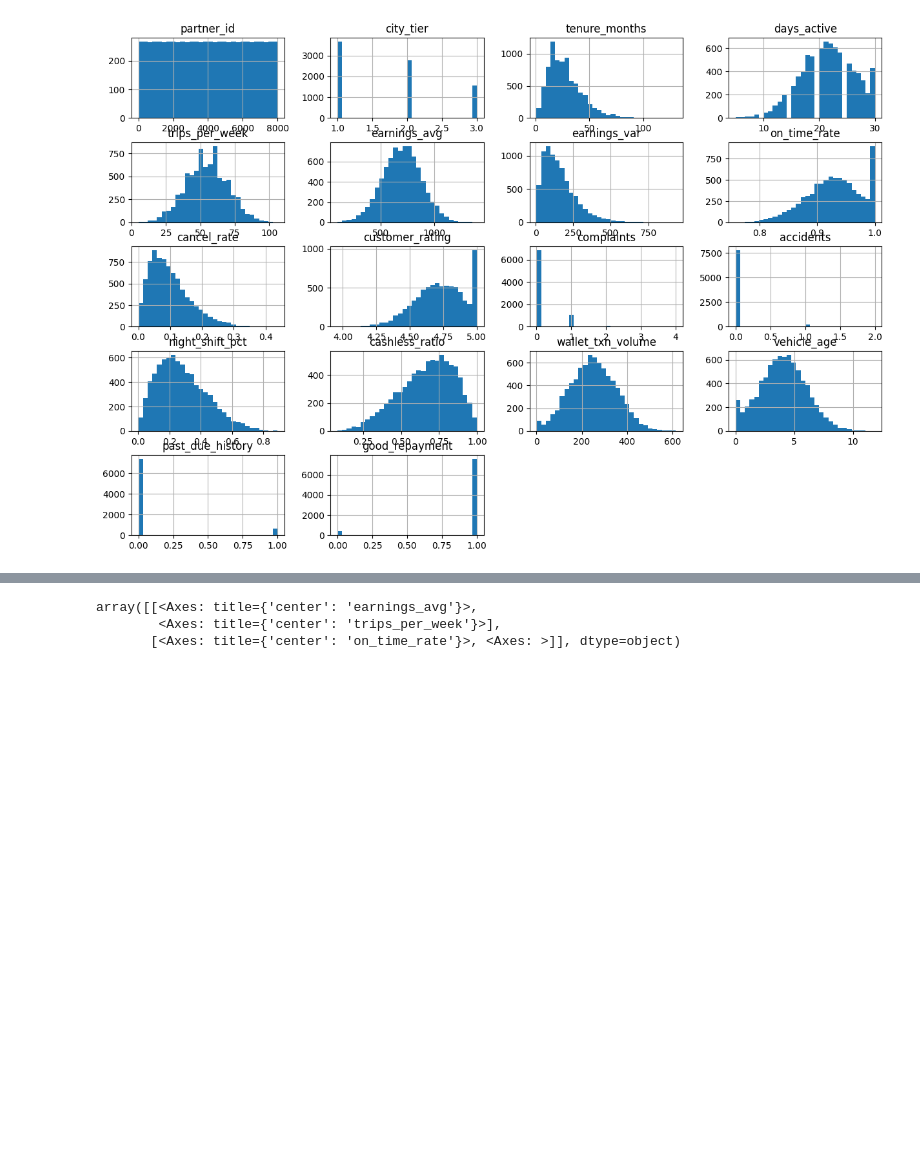
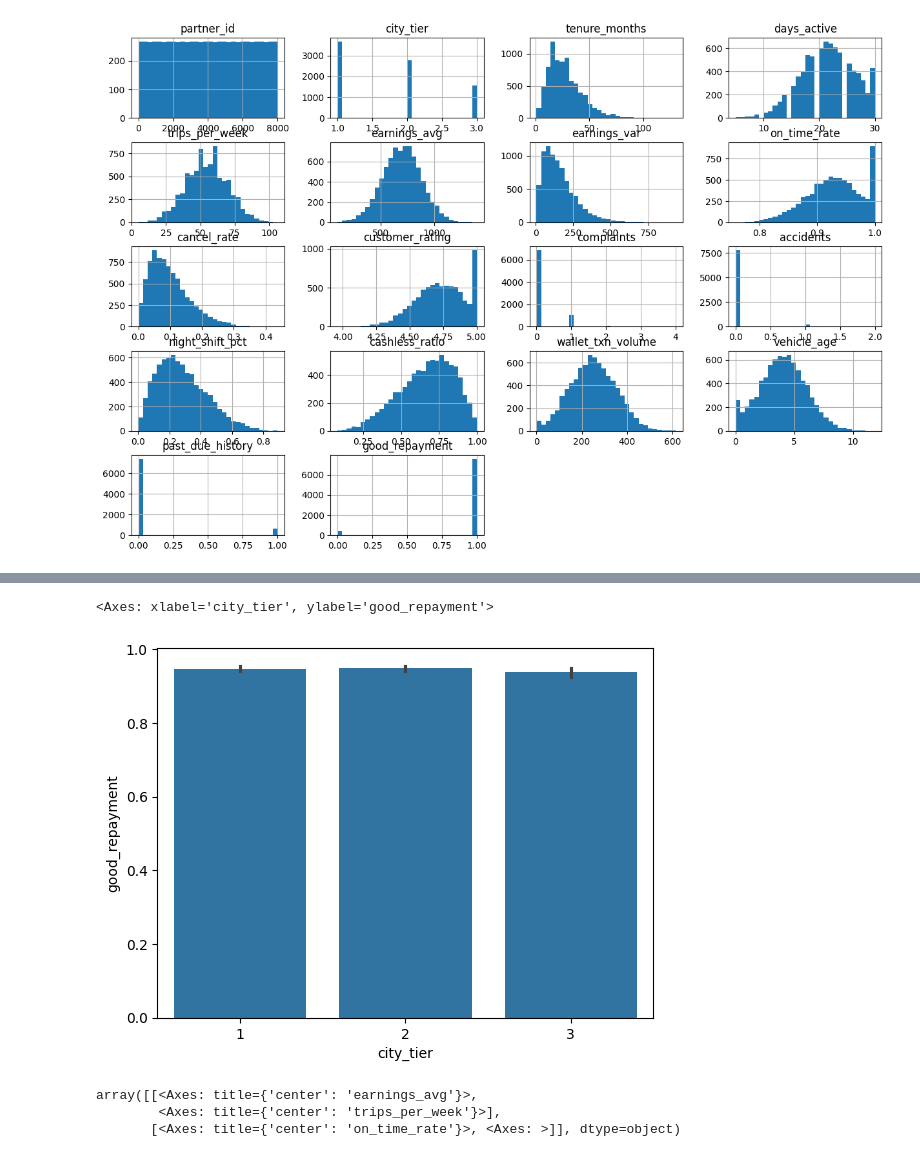
Before and after one commit to Hrishitcodethis/grabhack, a Jupyter notebook: notebooks/EDA.ipynb, the cells around one changed output, grey strips where cells are left out. Cells and saved outputs as stored; diff of their text form; code cells hidden in the pictures; blank space fills up the shorter version.

```diff
--- a/notebooks/EDA.ipynb
+++ b/notebooks/EDA.ipynb
@@ -104,3 +255,8 @@ array([[<Axes: title={'center': 'partner_id'}>,
+# %%
+sns.barplot(data=df, x="city_tier", y="good_repayment")
+# %% [output]
+<Axes: xlabel='city_tier', ylabel='good_repayment'>
+[figure, added]
 # %%
 df[['earnings_avg','trips_per_week','on_time_rate']].hist(bins=30, figsize=(12,6))
 # %% [output]
```
Also changed, not shown: parts of 14 cells of this notebook, 12 other files.
